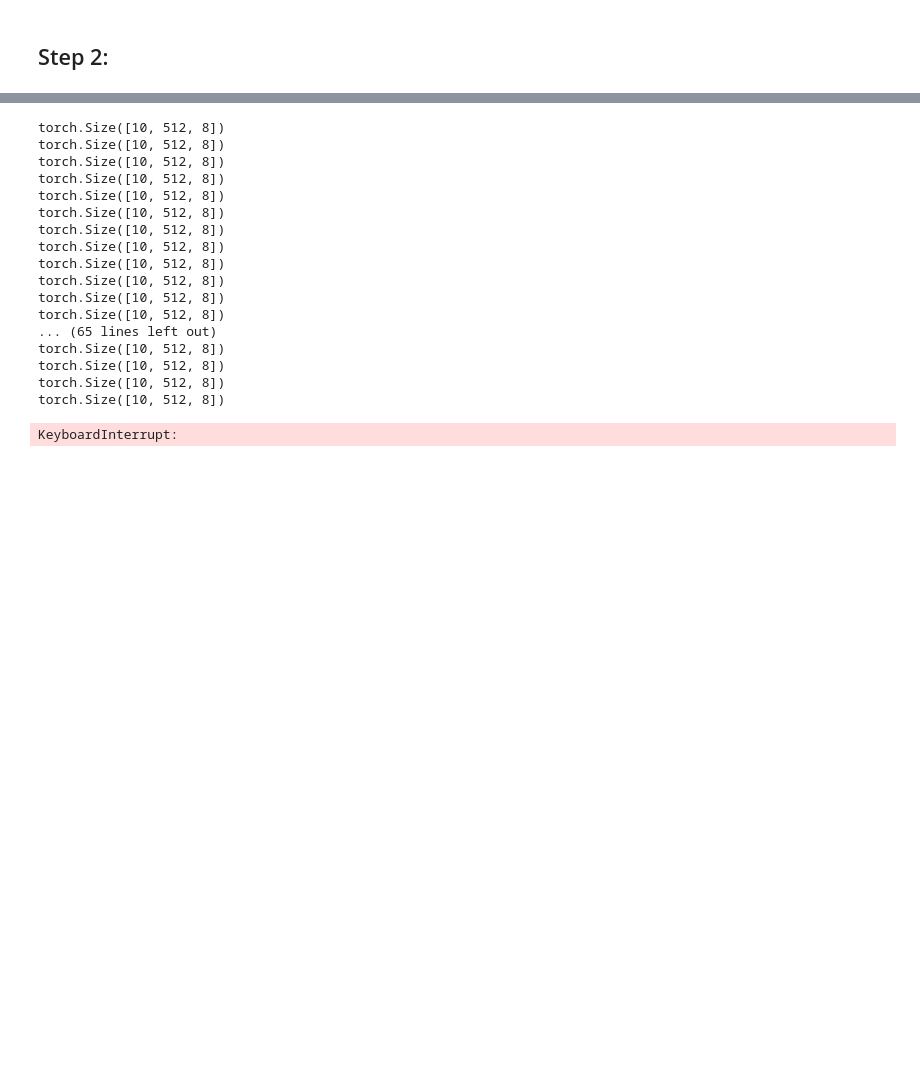
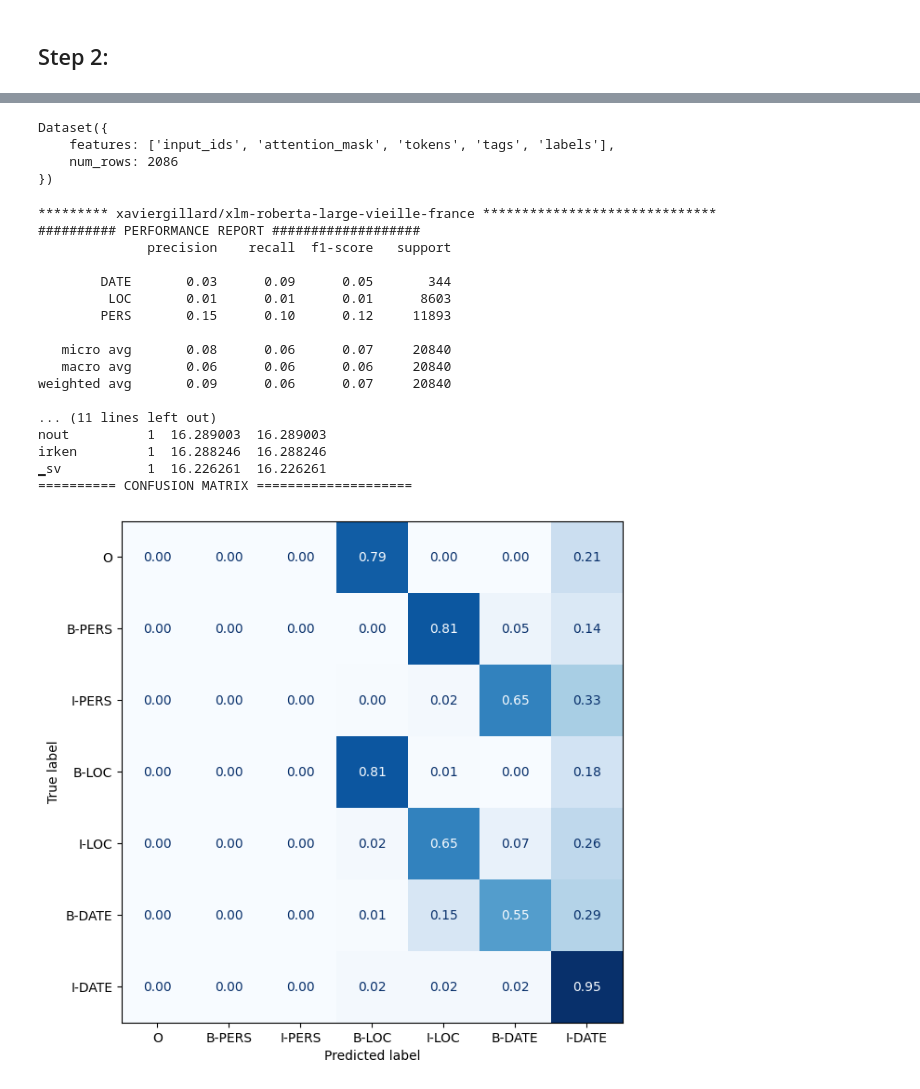
Before and after one commit to xgillard/xp-airchivist, a Jupyter notebook: recap/recap.ipynb, the cells around one changed output, grey strips where cells are left out. Saved outputs shown, nothing was run; the diff lists cells and outputs as text; code cells hidden in the pictures; blank space fills up the shorter version.

```diff
--- a/recap/recap.ipynb
+++ b/recap/recap.ipynb
@@ -38,14 +41,14 @@ class Annotation(BaseModel):
         return ( (self.start < other.start)
             or   ((self.start == other.start) and (self.end < other.end)) )
 # %%
-def simplify(item):
+def simplify_labelstudio_output(item):
     return {
         "id"      : item["data"]["id"],
         "text"    : item["data"]["text"],
         "annotations": sorted([ Annotation.model_validate(r["value"]) for a in item["annotations"] for r in a["result"]])
     }
 
-def align(text: str, annotations: list[Annotation]) -> tuple[list[str], list[str]]:
+def align_words_with_labels(text: str, annotations: list[Annotation]) -> tuple[list[str], list[str]]:
     classes= {'PERSON': 'PERS', 'LOCATION': 'LOC', 'DATE': 'DATE', 'O': 'O'}
     tokens = text.split()
     labels = [ 'O' for _ in tokens ]
@@ -79,12 +82,13 @@ def align(text: str, annotations: list[Annotation]) -> tuple[list[str], list[str
     return tokens, labels
 
 def process_item(item):
-    item = simplify(item)
-    x,y  = align(item['text'], item['annotations'])
+    item = simplify_labelstudio_output(item)
+    x,y  = align_words_with_labels(item['text'], item['annotations'])
     return {'id': item["id"], 'tokens': x, 'labels': y}
 
 gold = [process_item(item) for item in json.loads(Path("GOLD_STD_LABELS.json").read_text(encoding="utf8")) ]
 gold = pd.DataFrame(gold, columns=["id", "tokens", "labels"]).set_index(["id"])
+gold.to_parquet('gold_dataset.parquet')
 gold[:5]
 # %% [output]
 |  | tokens | labels |
@@ -99,9 +103,10 @@ gold[:5]
 # %%
 device     = "cuda" if torch.cuda.is_available() else "cpu"
 
-checkpoint = "xaviergillard/xlm-roberta-large-vieille-france"
-tokenizer  = AutoTokenizer.from_pretrained(checkpoint)
-model      = AutoModelForTokenClassification.from_pretrained(checkpoint).eval().to(device)
+#checkpoint = "xaviergillard/xlm-roberta-large-vieille-france"
+checkpoint = "xaviergillard/xlm-roberta-vieille-france-v2"
+tokenizer  = AutoTokenizer.from_pretrained("xaviergillard/xlm-roberta-large-vieille-france")
+model      = AutoModelForTokenClassification.from_pretrained("xaviergillard/xlm-roberta-vieille-france-v2").eval().to(device)
 # %%
 def make_dataset(tokenizer, gold):
     """
@@ -161 +162,9 @@ Dataset({
+# %%
+ds = Dataset.from_parquet('gold.xlmroberta.parquet')
+ds
+# %% [output]
+Dataset({
+    features: ['input_ids', 'attention_mask', 'tokens', 'tags', 'labels'],
+    num_rows: 2086
+})
 # %%
@@ -177,31 +216,0 @@ def align_predictions_and_groundtruth(logits, ground_truth):
-# %%
-device     = "cuda" if torch.cuda.is_available() else "cpu"
-
-model     = model.eval().to(device)
-input_ids = torch.tensor(ds['input_ids'], dtype=torch.int).to(device)
-attn_mask = torch.tensor(ds['attention_mask'], dtype=torch.int).to(device)
-labels    = np.stack(ds['labels'])
-
-N = 10
-for i in range(N, len(input_ids), N):
-    logits    = model(input_ids=input_ids[i-N:i], attention_mask=attn_mask[i-N:i]).logits
-    print(logits.shape)
-# %% [output]
-torch.Size([10, 512, 8])
-torch.Size([10, 512, 8])
-torch.Size([10, 512, 8])
-torch.Size([10, 512, 8])
-torch.Size([10, 512, 8])
-torch.Size([10, 512, 8])
-torch.Size([10, 512, 8])
-torch.Size([10, 512, 8])
-torch.Size([10, 512, 8])
-torch.Size([10, 512, 8])
-torch.Size([10, 512, 8])
-torch.Size([10, 512, 8])
-... (65 lines left out)
-torch.Size([10, 512, 8])
-torch.Size([10, 512, 8])
-torch.Size([10, 512, 8])
-torch.Size([10, 512, 8])
-KeyboardInterrupt:
@@ -207,0 +266,24 @@ KeyboardInterrupt:
+# %%
+checkpoint = "xaviergillard/xlm-roberta-large-vieille-france"
+tokenizer  = AutoTokenizer.from_pretrained("xaviergillard/xlm-roberta-large-vieille-france")
+model      = AutoModelForTokenClassification.from_pretrained(checkpoint).eval().to(device)
+ds2        = assess_performance(checkpoint, model, tokenizer, gold)
+# %% [output]
+********* xaviergillard/xlm-roberta-large-vieille-france ******************************
+########## PERFORMANCE REPORT ###################
+              precision    recall  f1-score   support
+
+        DATE       0.03      0.09      0.05       344
+         LOC       0.01      0.01      0.01      8603
+        PERS       0.15      0.10      0.12     11893
+
+   micro avg       0.08      0.06      0.07     20840
+   macro avg       0.06      0.06      0.06     20840
+weighted avg       0.09      0.06      0.07     20840
+
+... (11 lines left out)
+nout          1  16.289003  16.289003
+irken         1  16.288246  16.288246
+▁sv           1  16.226261  16.226261
+========== CONFUSION MATRIX ====================
+[figure, added]
```
Also changed, not shown: parts of 10 cells of this notebook, 25 other files.
